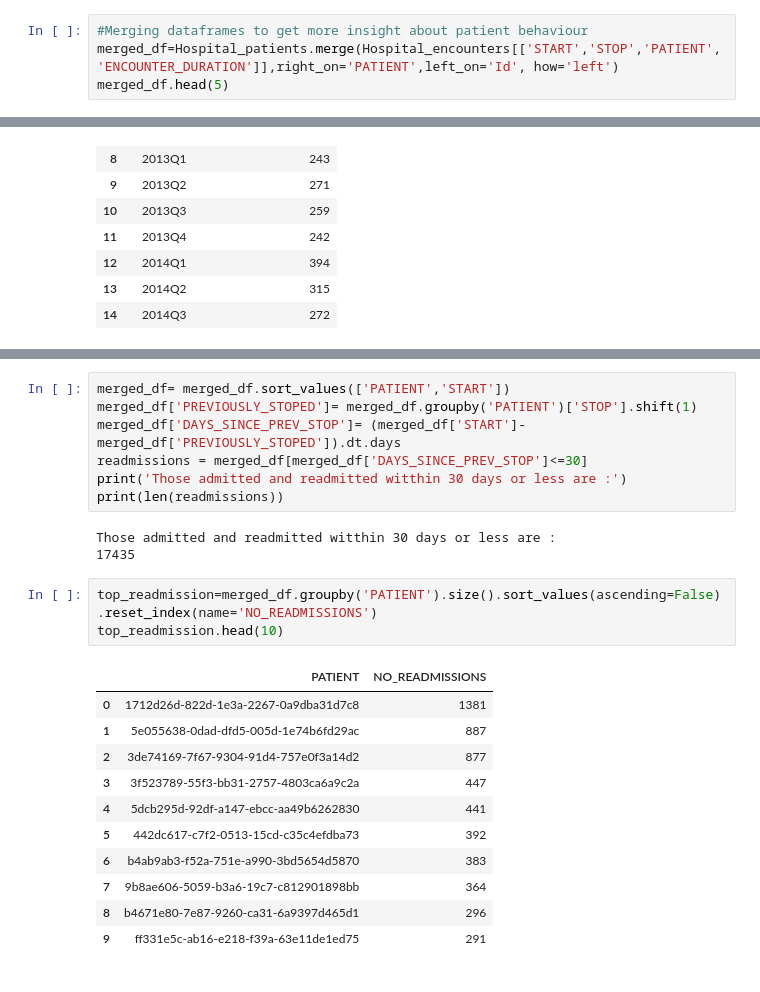
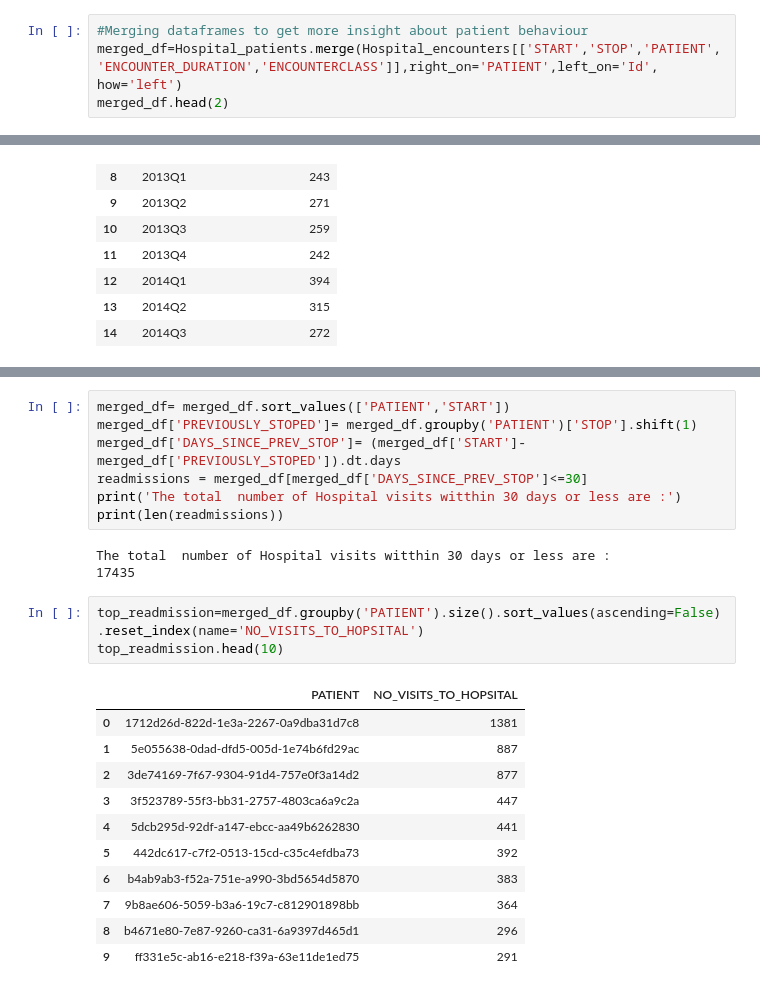
Before and after one commit to GoldenboyFX/Pandas-Worksheet, a Jupyter notebook: Hospital_DF_WORK-checkpoint.ipynb, the cells around one changed output, grey strips where cells are left out. Drawn from its saved outputs; the diff is of its cells as text.

```diff
--- a/Hospital_DF_WORK-checkpoint.ipynb
+++ b/Hospital_DF_WORK-checkpoint.ipynb
@@ -143,8 +143,8 @@ average_claim_cost
 | 8 | b3221cfc-24fb-339e-823d-bc4136cbc4ed | 1696.19 | 912 |
 # %%
 #Merging dataframes to get more insight about patient behaviour
-merged_df=Hospital_patients.merge(Hospital_encounters[['START','STOP','PATIENT','ENCOUNTER_DURATION']],right_on='PATIENT',left_on='Id', how='left')
-merged_df.head(5)
+merged_df=Hospital_patients.merge(Hospital_encounters[['START','STOP','PATIENT','ENCOUNTER_DURATION','ENCOUNTERCLASS']],right_on='PATIENT',left_on='Id', how='left')
+merged_df.head(2)
 # %% [output]
 |  | Id | BIRTHDATE | DEATHDATE | PREFIX | FIRST | LAST | SUFFIX | MAIDEN | MARITAL | RACE | ... | ... |
 | 0 | 5605b66b-e92d-c16c-1b83-b8bf7040d51f | 1977-03-19 | NaN | Mrs. | Nikita578 | Erdman779 | NaN | Leannon79 | M | white | ... | ... |
@@ -182,16 +193,16 @@ merged_df= merged_df.sort_values(['PATIENT','START'])
 merged_df['PREVIOUSLY_STOPED']= merged_df.groupby('PATIENT')['STOP'].shift(1)
 merged_df['DAYS_SINCE_PREV_STOP']= (merged_df['START']-merged_df['PREVIOUSLY_STOPED']).dt.days
 readmissions = merged_df[merged_df['DAYS_SINCE_PREV_STOP']<=30]
-print('Those admitted and readmitted witthin 30 days or less are :')
+print('The total  number of Hospital visits witthin 30 days or less are :')
 print(len(readmissions))
 # %% [output]
-Those admitted and readmitted witthin 30 days or less are :
+The total  number of Hospital visits witthin 30 days or less are :
 17435
 # %%
-top_readmission=merged_df.groupby('PATIENT').size().sort_values(ascending=False).reset_index(name='NO_READMISSIONS')
+top_readmission=merged_df.groupby('PATIENT').size().sort_values(ascending=False).reset_index(name='NO_VISITS_TO_HOPSITAL')
 top_readmission.head(10)
 # %% [output]
-|  | PATIENT | NO_READMISSIONS |
+|  | PATIENT | NO_VISITS_TO_HOPSITAL |
 | 0 | 1712d26d-822d-1e3a-2267-0a9dba31d7c8 | 1381 |
 | 1 | 5e055638-0dad-dfd5-005d-1e74b6fd29ac | 887 |
 | 2 | 3de74169-7f67-9304-91d4-757e0f3a14d2 | 877 |
```
Also changed, not shown: parts of 18 cells of this notebook.
